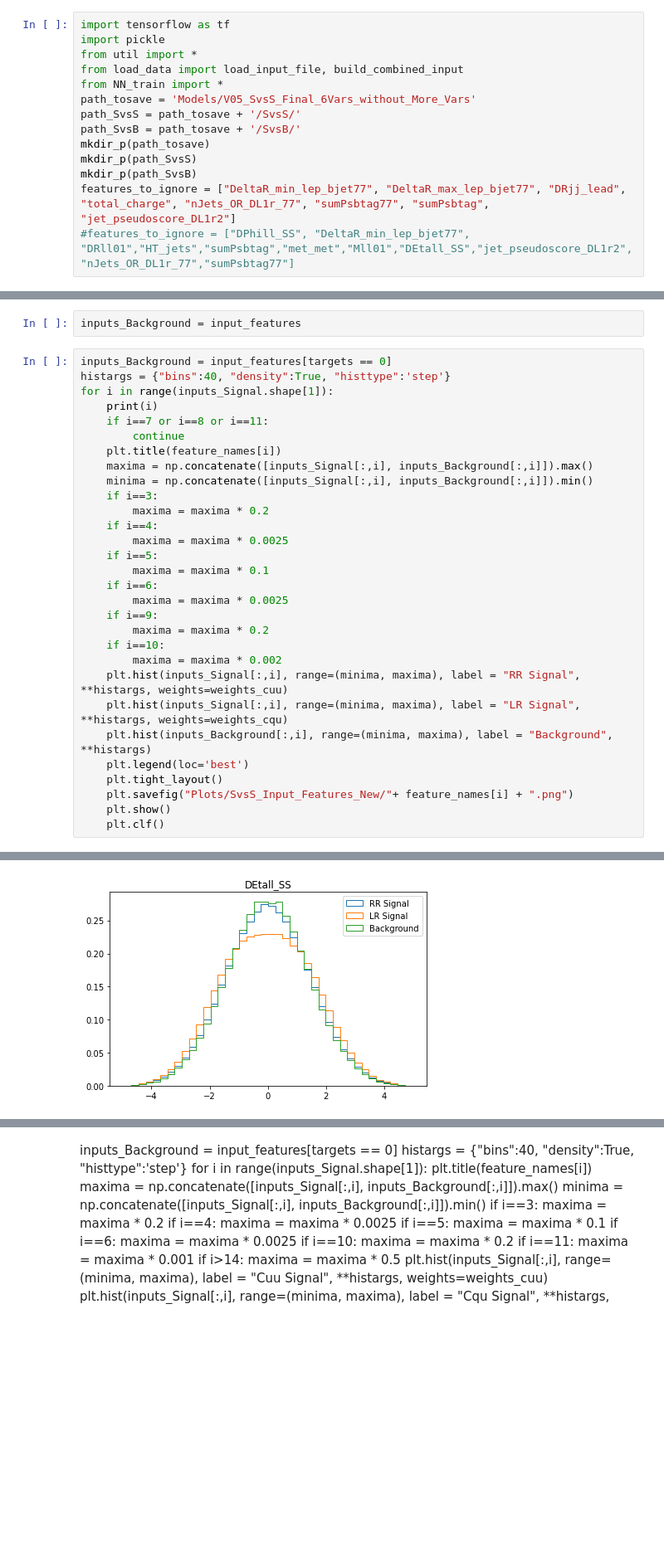
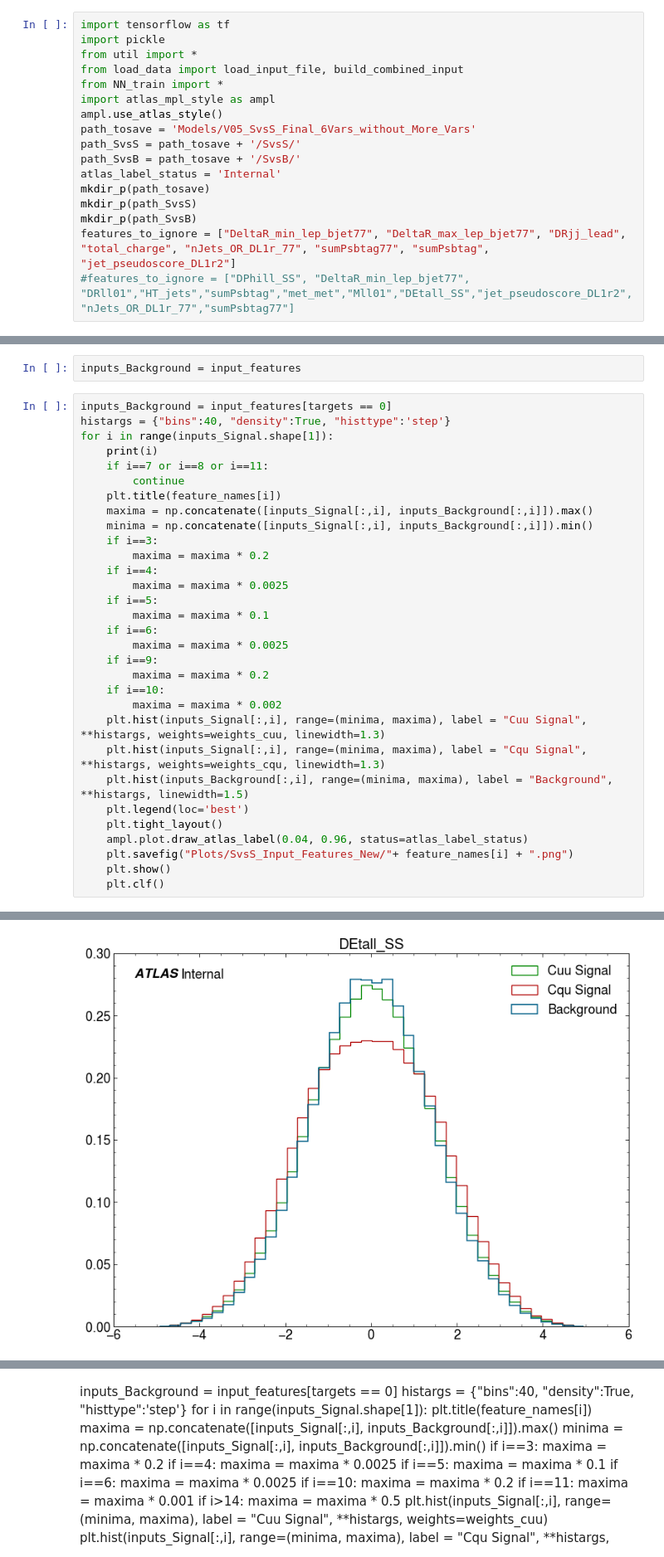
Before and after one commit to AaronvanderGraaf/NN_for_sstt, a Jupyter notebook: NN/SvsS_Final_6Vars_without_More_Vars.ipynb, the cells around one changed output, grey strips where cells are left out. Shown at 83% size. Drawn from its saved outputs; the diff is of its cells as text; blank space fills up the shorter version.

```diff
--- a/NN/SvsS_Final_6Vars_without_More_Vars.ipynb
+++ b/NN/SvsS_Final_6Vars_without_More_Vars.ipynb
@@ -4,9 +4,12 @@ import pickle
 from util import *
 from load_data import load_input_file, build_combined_input
 from NN_train import *
+import atlas_mpl_style as ampl
+ampl.use_atlas_style()
 path_tosave = 'Models/V05_SvsS_Final_6Vars_without_More_Vars'
 path_SvsS = path_tosave + '/SvsS/'
 path_SvsB = path_tosave + '/SvsB/'
+atlas_label_status = 'Internal'
 mkdir_p(path_tosave)
 mkdir_p(path_SvsS)
 mkdir_p(path_SvsB)
@@ -287,34 +314,35 @@ inputs_Background = input_features
 # %%
 inputs_Background = input_features[targets == 0]
 histargs = {"bins":40, "density":True, "histtype":'step'}
 for i in range(inputs_Signal.shape[1]):
     print(i)
     if i==7 or i==8 or i==11:
         continue
     plt.title(feature_names[i])
     maxima = np.concatenate([inputs_Signal[:,i], inputs_Background[:,i]]).max()
     minima = np.concatenate([inputs_Signal[:,i], inputs_Background[:,i]]).min()
     if i==3:
         maxima = maxima * 0.2
     if i==4:
         maxima = maxima * 0.0025
     if i==5:
         maxima = maxima * 0.1
     if i==6:
         maxima = maxima * 0.0025
     if i==9:
         maxima = maxima * 0.2
     if i==10:
         maxima = maxima * 0.002
-    plt.hist(inputs_Signal[:,i], range=(minima, maxima), label = "RR Signal", **histargs, weights=weights_cuu)
-    plt.hist(inputs_Signal[:,i], range=(minima, maxima), label = "LR Signal", **histargs, weights=weights_cqu)
-    plt.hist(inputs_Background[:,i], range=(minima, maxima), label = "Background", **histargs)
+    plt.hist(inputs_Signal[:,i], range=(minima, maxima), label = "Cuu Signal", **histargs, weights=weights_cuu, linewidth=1.3)
+    plt.hist(inputs_Signal[:,i], range=(minima, maxima), label = "Cqu Signal", **histargs, weights=weights_cqu, linewidth=1.3)
+    plt.hist(inputs_Background[:,i], range=(minima, maxima), label = "Background", **histargs, linewidth=1.5)
     plt.legend(loc='best')
     plt.tight_layout()
+    ampl.plot.draw_atlas_label(0.04, 0.96, status=atlas_label_status)
     plt.savefig("Plots/SvsS_Input_Features_New/"+ feature_names[i] + ".png")
     plt.show()
     plt.clf()
 # %% [output]
 0
-[figure, old version]
+[figure, new version]
 1
```
Also changed, not shown: parts of 34 cells of this notebook, 4 other files.
